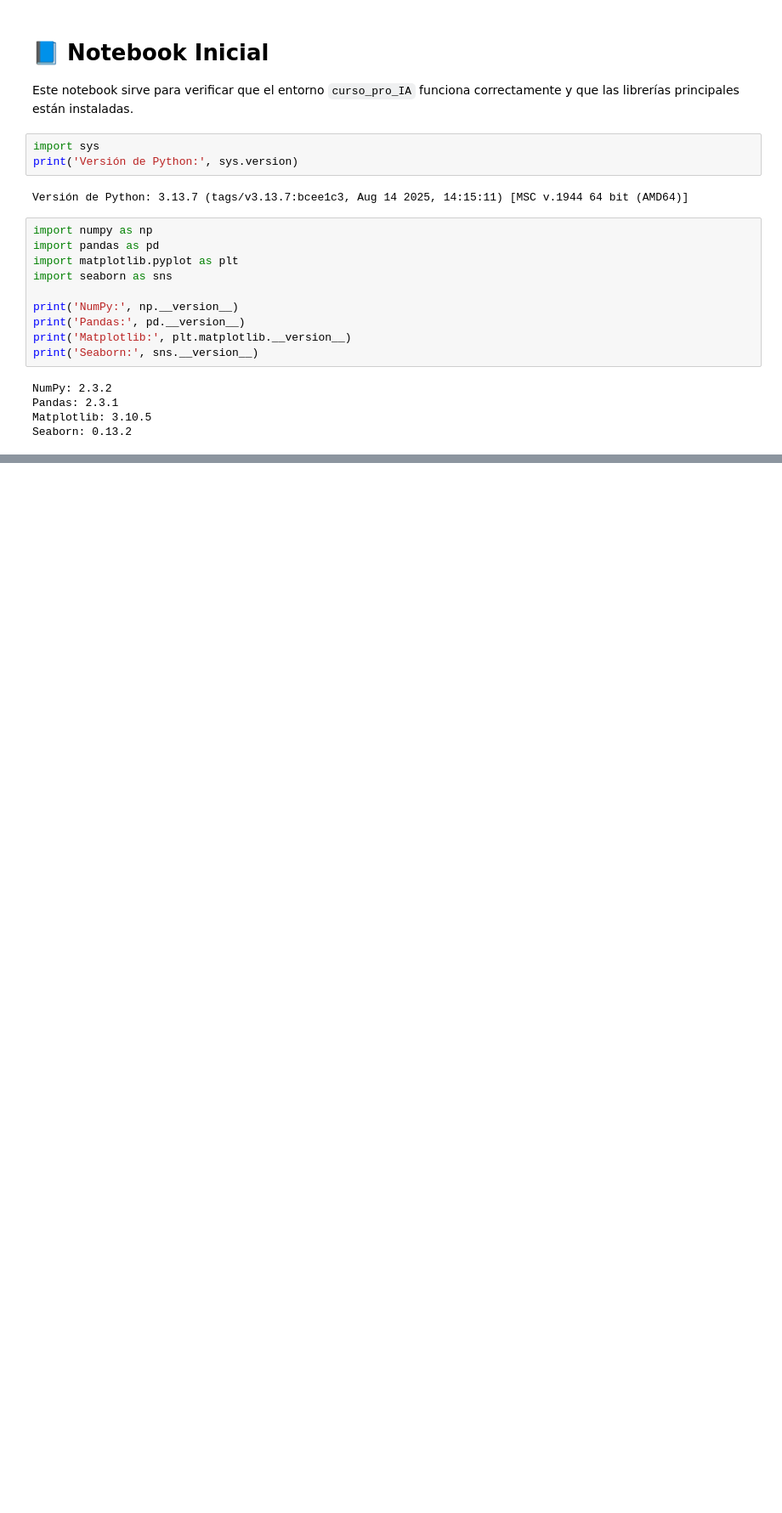
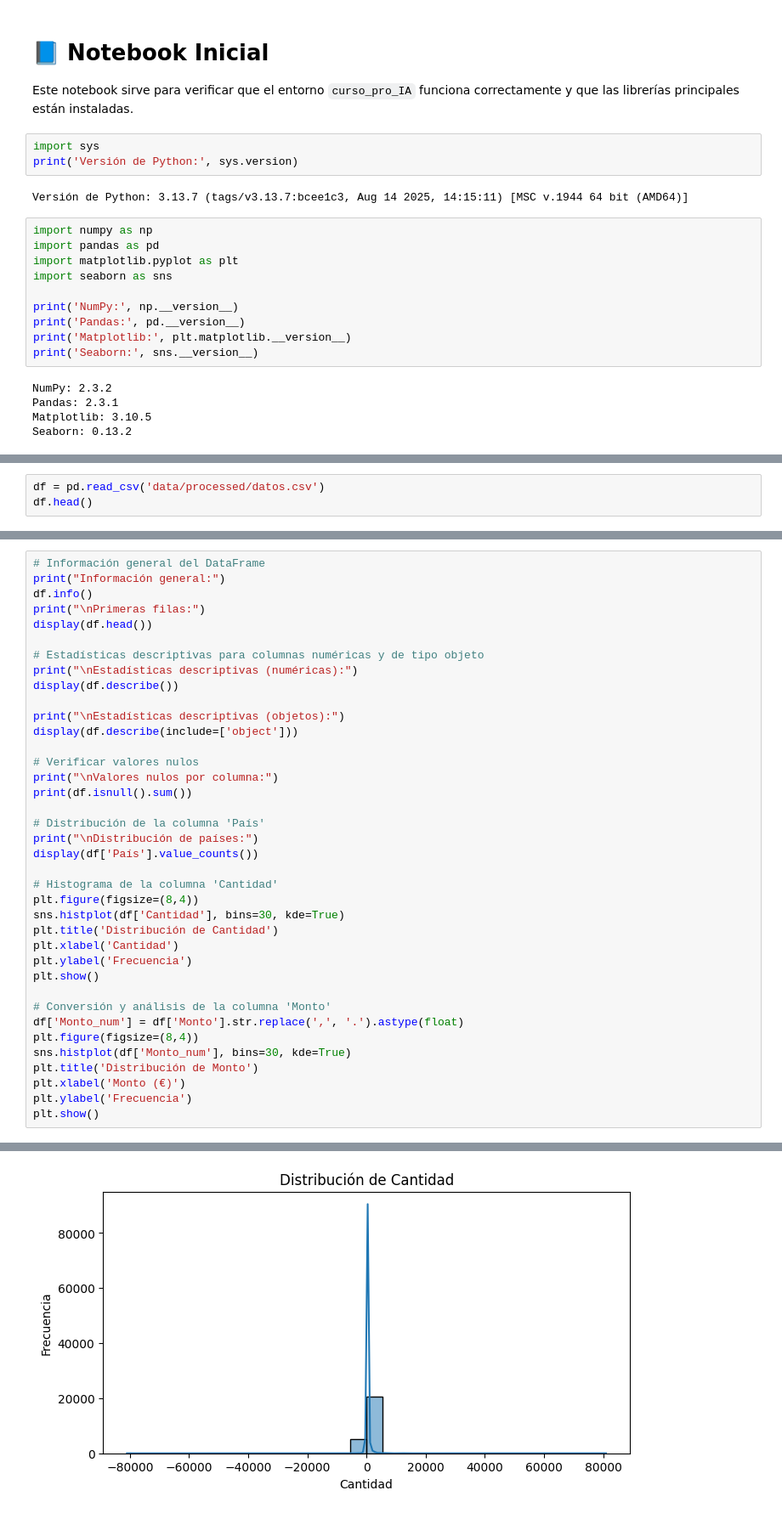
Before and after one commit to oscar-pry/curso_pro, a Jupyter notebook: notebooks/00_inicio.ipynb, the cells around one changed output, grey strips where cells are left out. Shown at 85% size. Cells and saved outputs as stored; diff of their text form; blank space fills up the shorter version.

```diff
--- a/notebooks/00_inicio.ipynb
+++ b/notebooks/00_inicio.ipynb
@@ -43,0 +36,3 @@ plt.show()
+# %%
+df = pd.read_csv('data/processed/datos.csv')
+df.head()
@@ -43,0 +46,39 @@ plt.show()
+# %%
+# Información general del DataFrame
+print("Información general:")
+df.info()
+print("\nPrimeras filas:")
+display(df.head())
+
+# Estadísticas descriptivas para columnas numéricas y de tipo objeto
+print("\nEstadísticas descriptivas (numéricas):")
+display(df.describe())
+
+print("\nEstadísticas descriptivas (objetos):")
+display(df.describe(include=['object']))
+
+# Verificar valores nulos
+print("\nValores nulos por columna:")
+print(df.isnull().sum())
+
+# Distribución de la columna 'País'
+print("\nDistribución de países:")
+display(df['País'].value_counts())
+
+# Histograma de la columna 'Cantidad'
+plt.figure(figsize=(8,4))
+sns.histplot(df['Cantidad'], bins=30, kde=True)
+plt.title('Distribución de Cantidad')
+plt.xlabel('Cantidad')
+plt.ylabel('Frecuencia')
+plt.show()
+
+# Conversión y análisis de la columna 'Monto'
+df['Monto_num'] = df['Monto'].str.replace(',', '.').astype(float)
+plt.figure(figsize=(8,4))
+sns.histplot(df['Monto_num'], bins=30, kde=True)
+plt.title('Distribución de Monto')
+plt.xlabel('Monto (€)')
+plt.ylabel('Frecuencia')
+plt.show()
+# %% [output]
@@ -43,0 +150 @@ plt.show()
+[figure, added]
```
Also changed, not shown: parts of 6 cells of this notebook.
